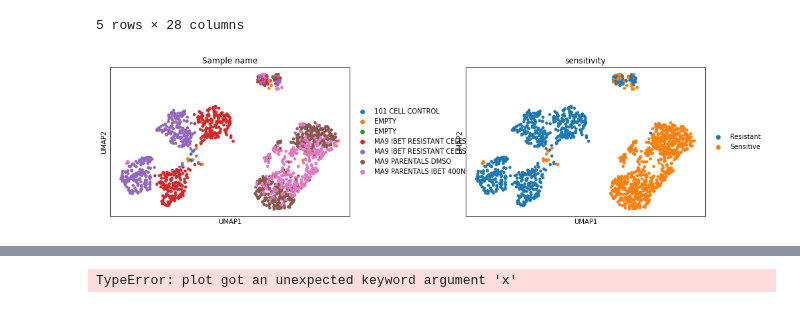
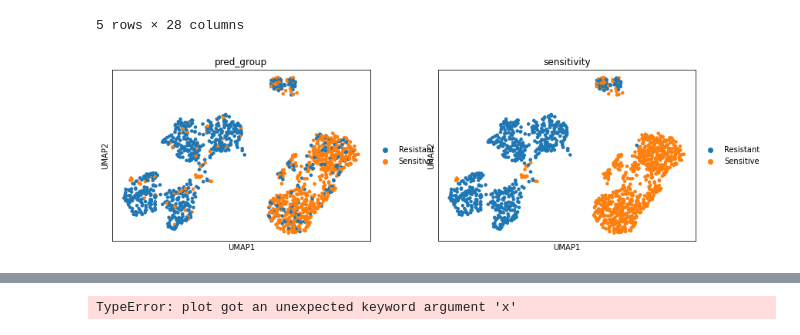
Before and after one commit to stefano-DK/scDEAL, a Jupyter notebook: exploration.ipynb, the cells around one changed output, grey strips where cells are left out. Drawn from its saved outputs; the diff is of its cells as text; code cells hidden in the pictures.

Commit message:
added cluster plots

```diff
--- a/exploration.ipynb
+++ b/exploration.ipynb
@@ -10,7 +10,7 @@ import plotly.express as px
 import plotly.io as pio
 pio.renderers.default = "vscode"
 # %%
-adata = sc.read("/Users/stefano.cardinale/scDEAL/scDEAL/saved/adata/GSE1108942022-02-24-10-55-33_I-BET-762.h5ad")
+adata = sc.read("/Users/stefano.cardinale/scDEAL/scDEAL/saved/adata/GSE110894_I-BET-762.h5ad")
 print(adata)
 # %% [output]
 AnnData object with n_obs × n_vars = 1419 × 6644
@@ -28,4 +23 @@ WARNING: Dendrogram not added. Dendrogram is added only when the number of categ
-# %%
-adata.obs['pred_groups'] = ['Resistant' if int(i) == 0 else 'Sensitive' for i in adata.obs['sens_label']]
-#sc.tl.rank_genes_groups(adata, groupby='sensitivity', n_genes=50, key_added='group_DE_results', method='wilcoxon')
 # %%
@@ -81,0 +27,15 @@ sc.pp.filter_genes(adata, min_cells=3)
+# %%
+adata.obs['pred_group'] = ['Resistant' if int(i) == 0 else 'Sensitive' for i in adata.obs['sens_label']]
+
+df=adata.obs
+frac = 0.8
+idx = df.loc[df['sensitivity'] == 'Sensitive'].index.values
+idx2 = np.random.choice(idx, int(len(idx)*frac), replace=False).tolist()
+df.loc[df.index.isin(idx2), 'pred_group'] = 'Sensitive'
+df.loc[~df.index.isin(idx2), 'pred_group'] = 'Resistant'
+#print(df.loc[df['sensitivity'] == 'Sensitive', ['sensitivity', 'pred_group']])
+
+frac2 = 0.1
+idx3 = df.loc[df['sensitivity'] == 'Resistant'].index.values
+idx4 = np.random.choice(idx3, int(len(idx3)*frac2), replace=False).tolist()
+df.loc[df.index.isin(idx4), 'pred_group'] = 'Sensitive'
@@ -133,6 +109,6 @@ adata.obs.head()
 | RPI1_A7 | RPI1 | A7 | MA9 IBET RESISTANT CELLS | GR+ | TCCAGTAG | 0 | Resistant | ... |
 5 rows × 28 columns
 # %%
-sc.pl.umap(adata, color=['Sample name', 'sensitivity'],  wspace=0.35)
+sc.pl.umap(adata, color=['pred_group', 'sensitivity'],  wspace=0.15)
 # %% [output]
-[figure, old version]
+[figure, new version]
```
Also changed, not shown: parts of 18 cells of this notebook, 4 other files.
